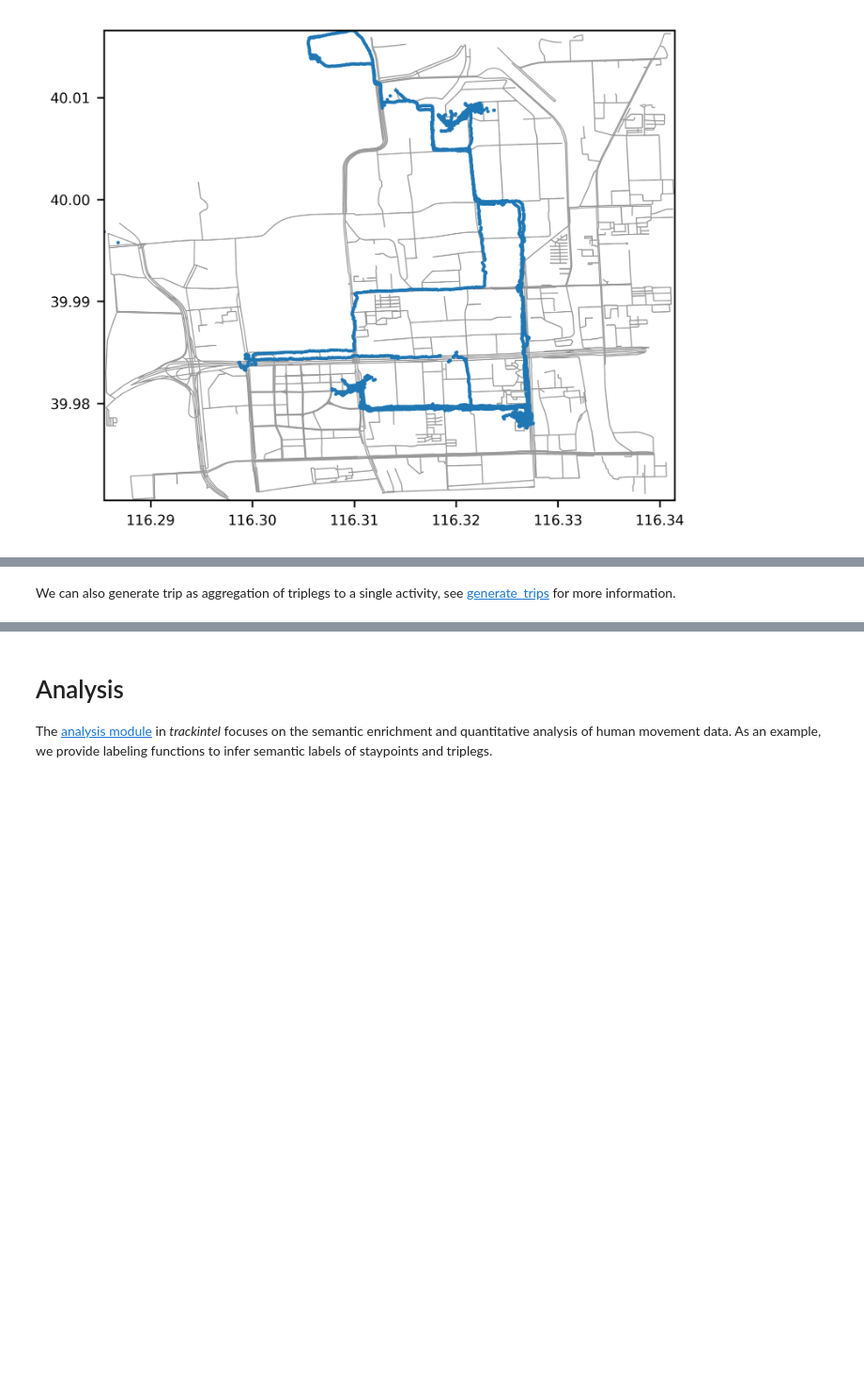
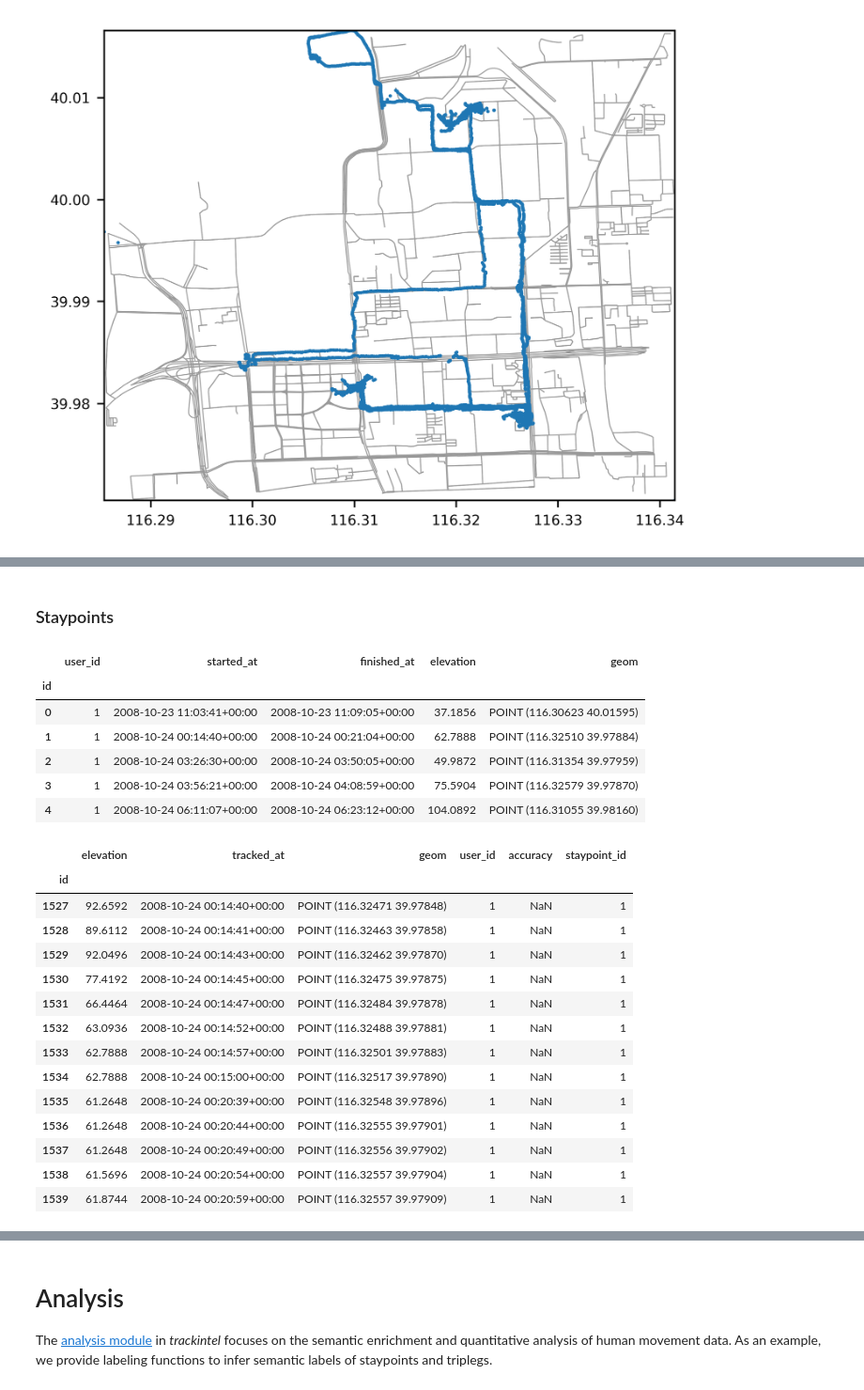
Before and after one commit to mie-lab/trackintel-tutorial, a Jupyter notebook: sigspatial23/Introduction_to_trackintel.ipynb, the cells around one changed output, grey strips where cells are left out. Shown at 94% size. Cells and saved outputs as stored; diff of their text form; code cells hidden in the pictures; blank space fills up the shorter version.

```diff
--- a/sigspatial23/Introduction_to_trackintel.ipynb
+++ b/sigspatial23/Introduction_to_trackintel.ipynb
@@ -143,5 +112,0 @@ This is the recommended way to import data. We also provide functions to directl
-# %%
-# Load example geolife dataset
-pfs, _ = ti.io.read_geolife('../tests/data/geolife_long')
-# plot the raw positionfixes
-ti.plot(positionfixes=pfs, plot_osm=True)
@@ -150,3 +112,0 @@ Once imported trackintel classes like Positionfixes can be used like GeoDataFram
-# %%
-pfs["new_column"] = 1
-pfs.head()
@@ -161,13 +112,0 @@ As an example, we generate the staypoints and triplegs with the raw positionfix
-# %%
-# generate staypoints from positionfixes. The two lines are equivalent
-pfs, sp = pfs.generate_staypoints(method='sliding', dist_threshold=100, time_threshold=5.0, include_last=False)
-# pfs, sp = ti.preprocessing.generate_staypoints(pfs, method='sliding', dist_threshold=100, time_threshold=5.0, include_last=False)
-
-# generate triplegs from positionfixes and staypoints.
-pfs, tpls = pfs.generate_triplegs(sp, method='between_staypoints', gap_threshold=15)
-# pfs, tpls = ti.preprocessing.generate_triplegs(pfs, sp, method="between_staypoints", gap_threshold=15)
-
-# plot the triplegs together with staypoints and positionfixes
-ti.plot(triplegs=tpls, positionfixes=pfs, staypoints=sp, radius_sp=30, plot_osm=True)
-# %% [markdown]
-We can also generate trip as aggregation of triplegs to a single activity, see [generate_trips](https://trackintel.readthedocs.io/en/latest/modules/preprocessing.html#trackintel.preprocessing.triplegs.generate_trips) for more information.
@@ -181,0 +113,2 @@ trips.head(5)
+# %% [markdown]
+### Staypoints
@@ -181,0 +118,26 @@ trips.head(5)
+# %%
+display.display(sp.head())
+display.display(pfs[pfs['staypoint_id'] == 1])
+# %% [output]
+|  | user_id | started_at | finished_at | elevation | geom |
+| id |  |  |  |  |  |
+| 0 | 1 | 2008-10-23 11:03:41+00:00 | 2008-10-23 11:09:05+00:00 | 37.1856 | POINT (116.30623 40.01595) |
+| 1 | 1 | 2008-10-24 00:14:40+00:00 | 2008-10-24 00:21:04+00:00 | 62.7888 | POINT (116.32510 39.97884) |
+| 2 | 1 | 2008-10-24 03:26:30+00:00 | 2008-10-24 03:50:05+00:00 | 49.9872 | POINT (116.31354 39.97959) |
+| 3 | 1 | 2008-10-24 03:56:21+00:00 | 2008-10-24 04:08:59+00:00 | 75.5904 | POINT (116.32579 39.97870) |
+| 4 | 1 | 2008-10-24 06:11:07+00:00 | 2008-10-24 06:23:12+00:00 | 104.0892 | POINT (116.31055 39.98160) |
+|  | elevation | tracked_at | geom | user_id | accuracy | staypoint_id |
+| id |  |  |  |  |  |  |
+| 1527 | 92.6592 | 2008-10-24 00:14:40+00:00 | POINT (116.32471 39.97848) | 1 | NaN | 1 |
+| 1528 | 89.6112 | 2008-10-24 00:14:41+00:00 | POINT (116.32463 39.97858) | 1 | NaN | 1 |
+| 1529 | 92.0496 | 2008-10-24 00:14:43+00:00 | POINT (116.32462 39.97870) | 1 | NaN | 1 |
+| 1530 | 77.4192 | 2008-10-24 00:14:45+00:00 | POINT (116.32475 39.97875) | 1 | NaN | 1 |
+| 1531 | 66.4464 | 2008-10-24 00:14:47+00:00 | POINT (116.32484 39.97878) | 1 | NaN | 1 |
+| 1532 | 63.0936 | 2008-10-24 00:14:52+00:00 | POINT (116.32488 39.97881) | 1 | NaN | 1 |
+| 1533 | 62.7888 | 2008-10-24 00:14:57+00:00 | POINT (116.32501 39.97883) | 1 | NaN | 1 |
+| 1534 | 62.7888 | 2008-10-24 00:15:00+00:00 | POINT (116.32517 39.97890) | 1 | NaN | 1 |
+| 1535 | 61.2648 | 2008-10-24 00:20:39+00:00 | POINT (116.32548 39.97896) | 1 | NaN | 1 |
+| 1536 | 61.2648 | 2008-10-24 00:20:44+00:00 | POINT (116.32555 39.97901) | 1 | NaN | 1 |
+| 1537 | 61.2648 | 2008-10-24 00:20:49+00:00 | POINT (116.32556 39.97902) | 1 | NaN | 1 |
+| 1538 | 61.5696 | 2008-10-24 00:20:54+00:00 | POINT (116.32557 39.97904) | 1 | NaN | 1 |
+| 1539 | 61.8744 | 2008-10-24 00:20:59+00:00 | POINT (116.32557 39.97909) | 1 | NaN | 1 |
```
Also changed, not shown: parts of 48 cells of this notebook, 2 other files.
